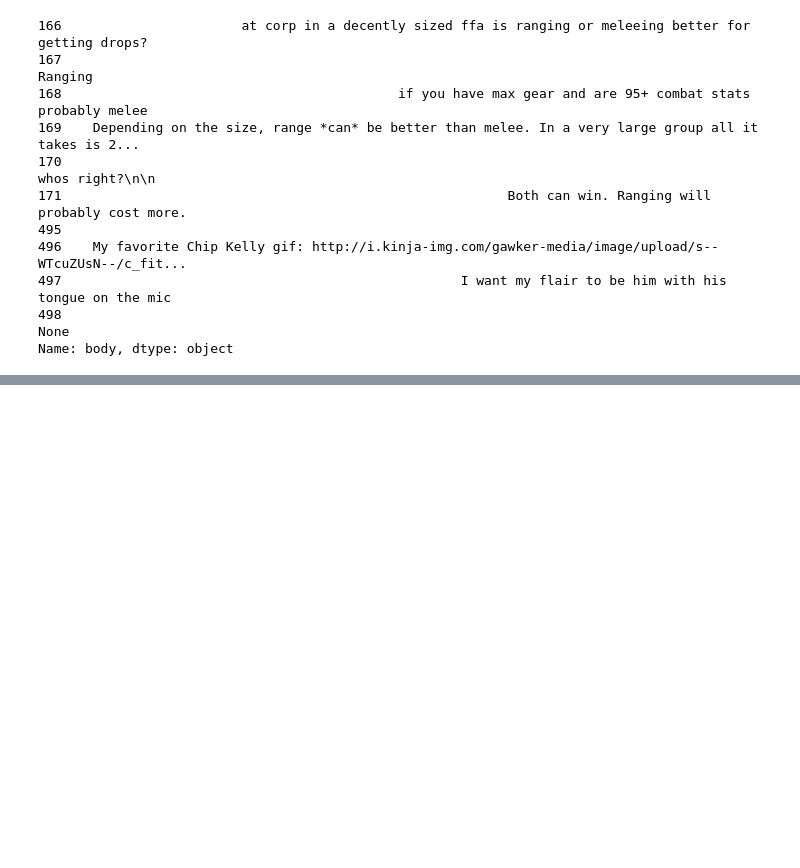
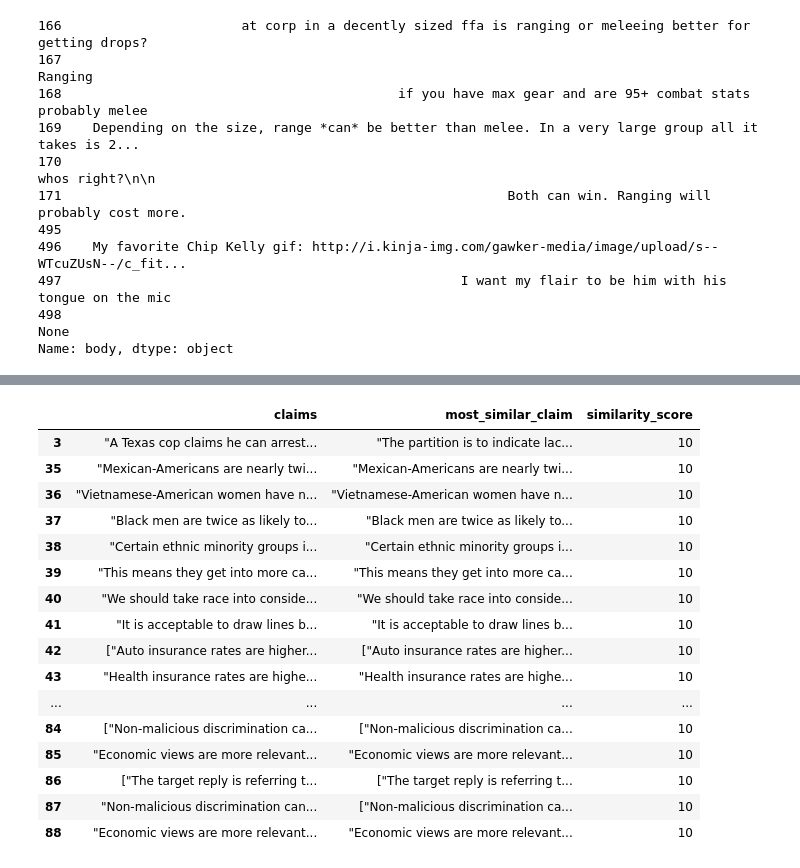
Before and after one commit to cl-trier/TWON-Exploration, a Jupyter notebook: 36--Expansion-Difference-Diversity-of-Coarse-Discourse.ipynb, the cells around one changed output, grey strips where cells are left out. Cells and saved outputs as stored; diff of their text form; code cells hidden in the pictures; blank space fills up the shorter version.

```diff
--- a/36--Expansion-Difference-Diversity-of-Coarse-Discourse.ipynb
+++ b/36--Expansion-Difference-Diversity-of-Coarse-Discourse.ipynb
@@ -1519,0 +1881,9 @@ SYSTEM_expansion: str = \
+# %%
+# Set display options to print the full DataFrame
+pd.set_option('display.max_rows', None)
+pd.set_option('display.max_columns', None)
+pd.set_option('display.max_colwidth', None)
+pd.set_option('display.width', None)
+
+# Print the full DataFrame
+print(similarity)
@@ -1519,0 +1897,20 @@ SYSTEM_expansion: str = \
+# %%
+claims.loc[claims.similarity_score=='10', :].loc[:, ['claims', 'most_similar_claim', 'similarity_score']]
+# %% [output]
+|  | claims | most_similar_claim | similarity_score |
+| 3 | "A Texas cop claims he can arrest... | "The partition is to indicate lac... | 10 |
+| 35 | "Mexican-Americans are nearly twi... | "Mexican-Americans are nearly twi... | 10 |
+| 36 | "Vietnamese-American women have n... | "Vietnamese-American women have n... | 10 |
+| 37 | "Black men are twice as likely to... | "Black men are twice as likely to... | 10 |
+| 38 | "Certain ethnic minority groups i... | "Certain ethnic minority groups i... | 10 |
+| 39 | "This means they get into more ca... | "This means they get into more ca... | 10 |
+| 40 | "We should take race into conside... | "We should take race into conside... | 10 |
+| 41 | "It is acceptable to draw lines b... | "It is acceptable to draw lines b... | 10 |
+| 42 | ["Auto insurance rates are higher... | ["Auto insurance rates are higher... | 10 |
+| 43 | "Health insurance rates are highe... | "Health insurance rates are highe... | 10 |
+| ... | ... | ... | ... |
+| 84 | ["Non-malicious discrimination ca... | ["Non-malicious discrimination ca... | 10 |
+| 85 | "Economic views are more relevant... | "Economic views are more relevant... | 10 |
+| 86 | ["The target reply is referring t... | ["The target reply is referring t... | 10 |
+| 87 | "Non-malicious discrimination can... | ["Non-malicious discrimination ca... | 10 |
+| 88 | "Economic views are more relevant... | "Economic views are more relevant... | 10 |
```
Also changed, not shown: parts of 44 cells of this notebook, 8 other files.
